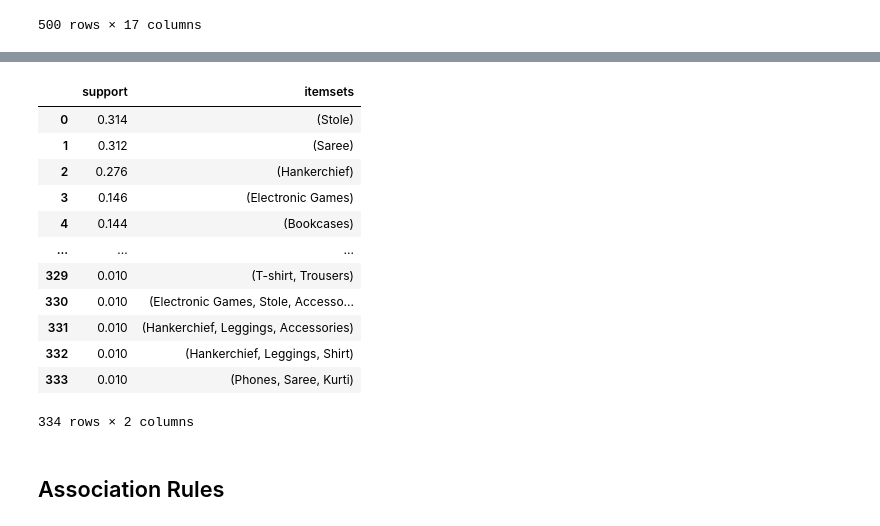
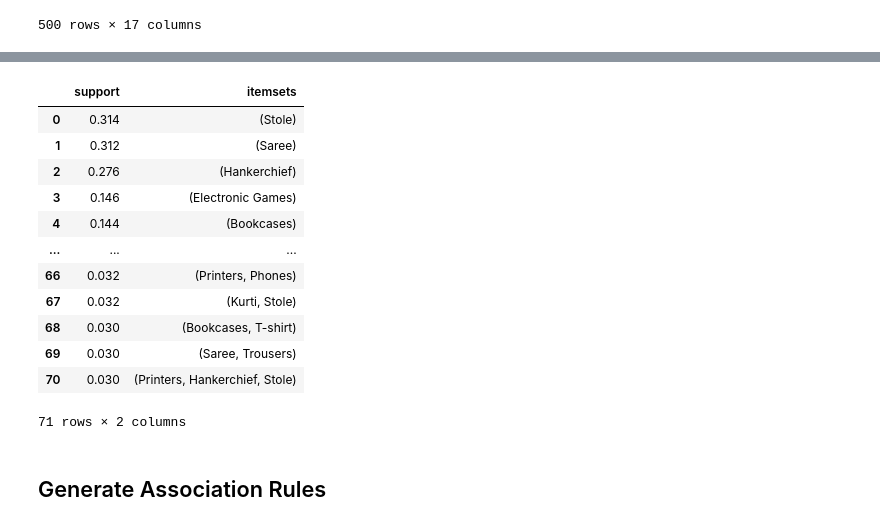
Before and after one commit to JayaWinata/E-Commerce-Market-Basket-Analysis, a Jupyter notebook: market_basket_analysis.ipynb, the cells around one changed output, grey strips where cells are left out. Cells and saved outputs as stored; diff of their text form; code cells hidden in the pictures.

```diff
--- a/market_basket_analysis.ipynb
+++ b/market_basket_analysis.ipynb
@@ -102,19 +110,19 @@ basket_df
 # %%
-frequent_itemsets = apriori(basket_df,min_support=0.01,use_colnames=True).sort_values('support',ascending=False).reset_index(drop=True)
+frequent_itemsets = apriori(basket_df,min_support=0.03,use_colnames=True).sort_values('support',ascending=False).reset_index(drop=True)
 frequent_itemsets
 # %% [output]
 |  | support | itemsets |
 | 0 | 0.314 | (Stole) |
 | 1 | 0.312 | (Saree) |
 | 2 | 0.276 | (Hankerchief) |
 | 3 | 0.146 | (Electronic Games) |
 | 4 | 0.144 | (Bookcases) |
 | ... | ... | ... |
-| 329 | 0.010 | (T-shirt, Trousers) |
-| 330 | 0.010 | (Electronic Games, Stole, Accesso... |
-| 331 | 0.010 | (Hankerchief, Leggings, Accessories) |
-| 332 | 0.010 | (Hankerchief, Leggings, Shirt) |
-| 333 | 0.010 | (Phones, Saree, Kurti) |
+| 66 | 0.032 | (Printers, Phones) |
+| 67 | 0.032 | (Kurti, Stole) |
+| 68 | 0.030 | (Bookcases, T-shirt) |
+| 69 | 0.030 | (Saree, Trousers) |
+| 70 | 0.030 | (Printers, Hankerchief, Stole) |
-334 rows × 2 columns
+71 rows × 2 columns
 # %% [markdown]
-## Association Rules
+## Generate Association Rules
```
Also changed, not shown: parts of 5 cells of this notebook, 1 other file.
